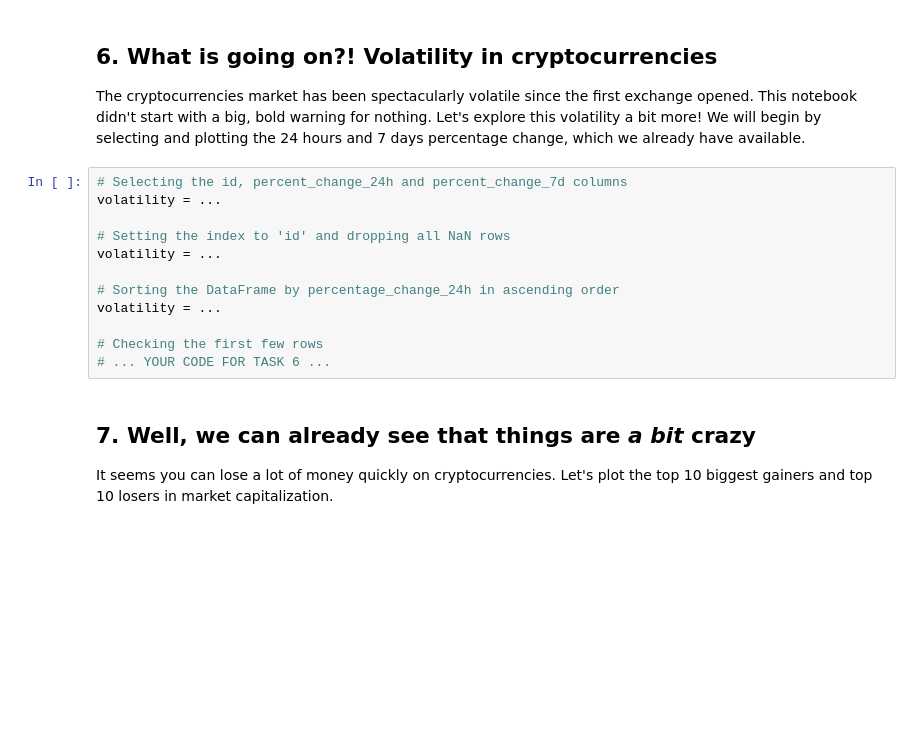
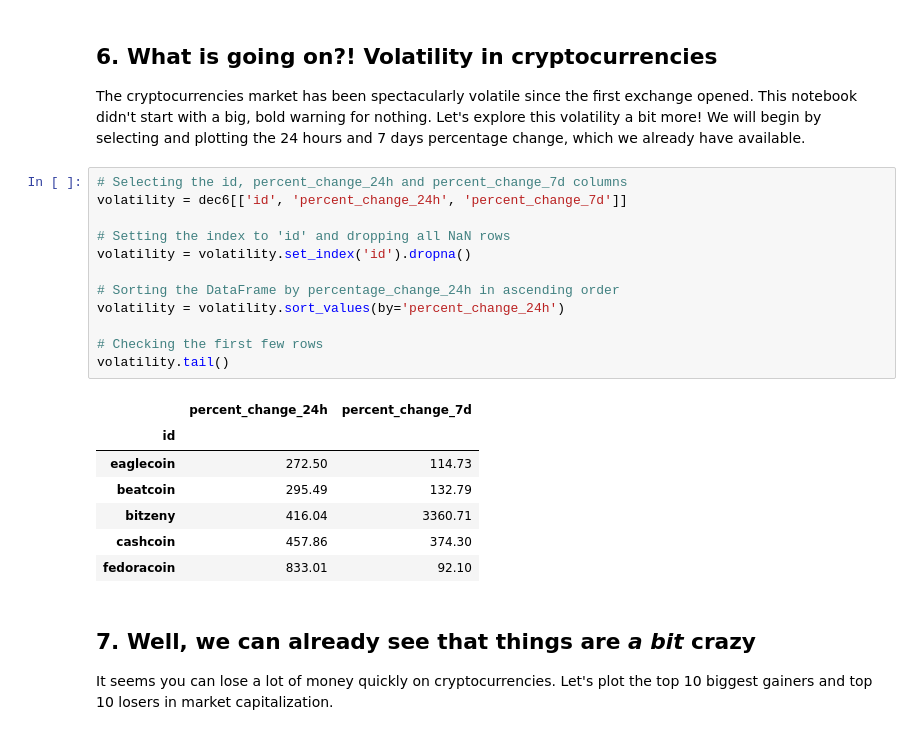
Before and after one commit to ronaldokun/datacamp, a Jupyter notebook: exploring_the_bitcoin_cryptocurrency_markets.ipynb, the cells around one changed output. Drawn from its saved outputs; the diff is of its cells as text; blank space fills up the shorter version.

```diff
--- a/exploring_the_bitcoin_cryptocurrency_markets.ipynb
+++ b/exploring_the_bitcoin_cryptocurrency_markets.ipynb
@@ -142,16 +147,24 @@ ax = ...
 <p>The cryptocurrencies market has been spectacularly volatile since the first exchange opened. This notebook didn't start with a big, bold warning for nothing. Let's explore this volatility a bit more! We will begin by selecting and plotting the 24 hours and 7 days percentage change, which we already have available.</p>
 # %%
 # Selecting the id, percent_change_24h and percent_change_7d columns
-volatility = ...
+volatility = dec6[['id', 'percent_change_24h', 'percent_change_7d']]
 
 # Setting the index to 'id' and dropping all NaN rows
-volatility = ...
+volatility = volatility.set_index('id').dropna()
 
 # Sorting the DataFrame by percentage_change_24h in ascending order
-volatility = ...
+volatility = volatility.sort_values(by='percent_change_24h')
 
 # Checking the first few rows
-# ... YOUR CODE FOR TASK 6 ...
+volatility.tail()
+# %% [output]
+|  | percent_change_24h | percent_change_7d |
+| id |  |  |
+| eaglecoin | 272.50 | 114.73 |
+| beatcoin | 295.49 | 132.79 |
+| bitzeny | 416.04 | 3360.71 |
+| cashcoin | 457.86 | 374.30 |
+| fedoracoin | 833.01 | 92.10 |
 # %% [markdown]
 ## 7. Well, we can already see that things are *a bit* crazy
 <p>It seems you can lose a lot of money quickly on cryptocurrencies. Let's plot the top 10 biggest gainers and top 10 losers in market capitalization.</p>
```
Also changed, not shown: parts of 7 cells of this notebook.
